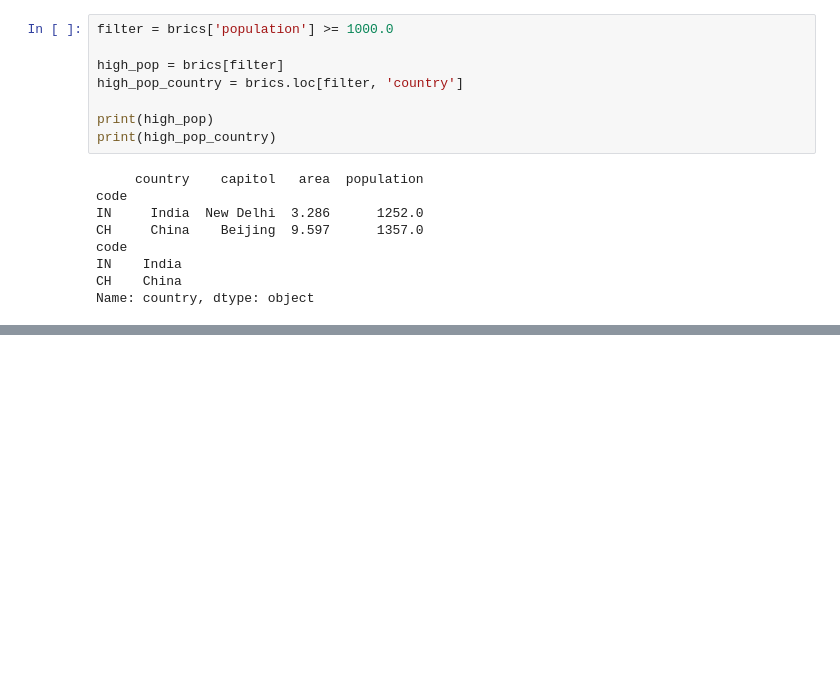
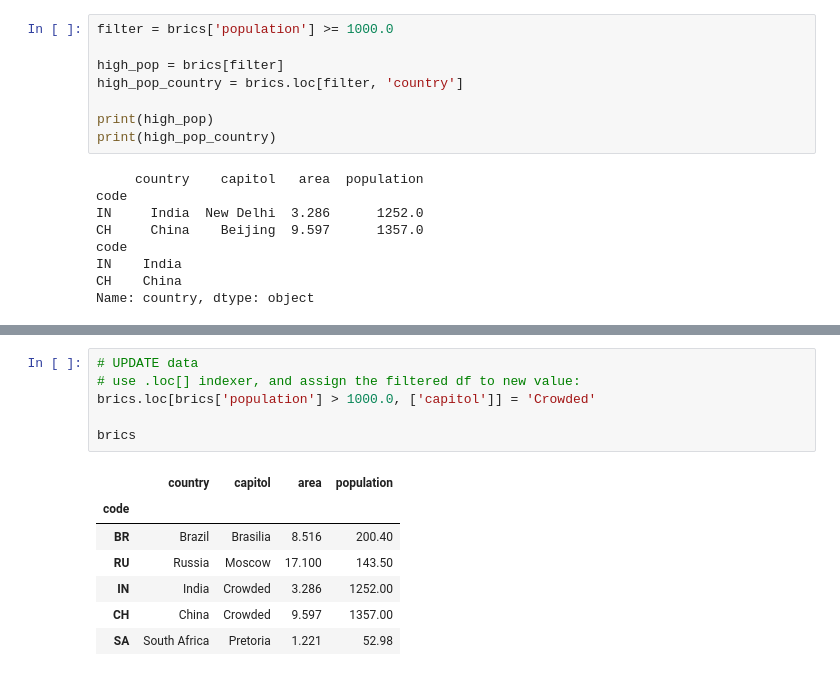
Before and after one commit to karadasmurat/python, a Jupyter notebook: data_science/pandas_demo.ipynb, the cells around one changed output, grey strips where cells are left out. Drawn from its saved outputs; the diff is of its cells as text; blank space fills up the shorter version.

```diff
--- a/data_science/pandas_demo.ipynb
+++ b/data_science/pandas_demo.ipynb
@@ -965,0 +1273,14 @@ Name: country, dtype: object
+# %%
+# UPDATE data
+# use .loc[] indexer, and assign the filtered df to new value:
+brics.loc[brics['population'] > 1000.0, ['capitol']] = 'Crowded'
+
+brics
+# %% [output]
+|  | country | capitol | area | population |
+| code |  |  |  |  |
+| BR | Brazil | Brasilia | 8.516 | 200.40 |
+| RU | Russia | Moscow | 17.100 | 143.50 |
+| IN | India | Crowded | 3.286 | 1252.00 |
+| CH | China | Crowded | 9.597 | 1357.00 |
+| SA | South Africa | Pretoria | 1.221 | 52.98 |
```
Also changed, not shown: parts of 36 cells of this notebook, 10 other files.
